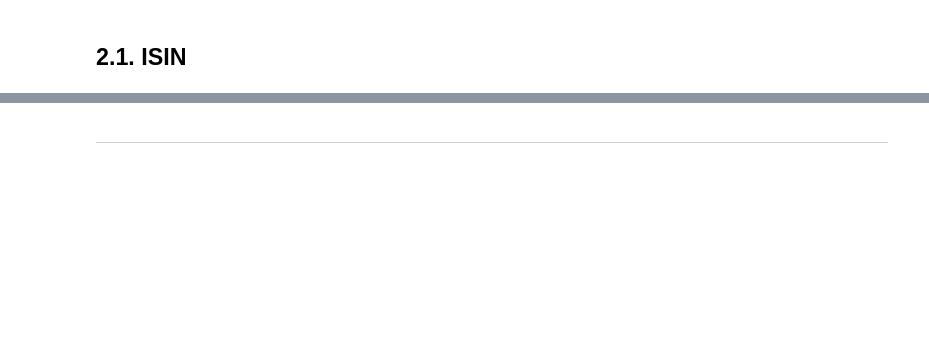
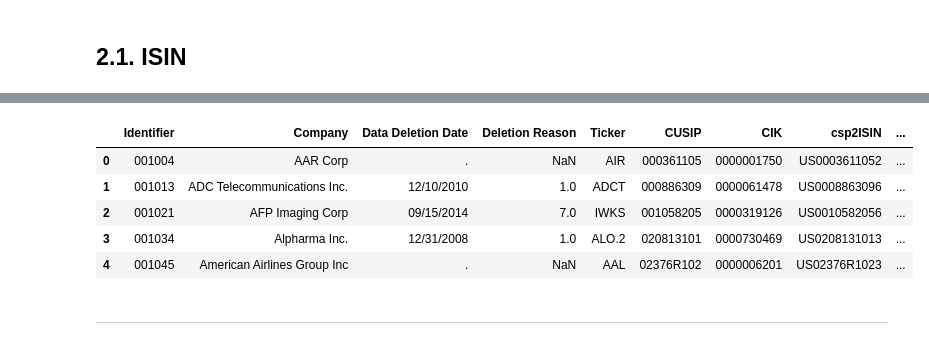
Before and after one commit to Faisalsouz/bankruptcy, a Jupyter notebook: data/eikon/csvProcessing.ipynb, the cells around one changed output, grey strips where cells are left out. Drawn from its saved outputs; the diff is of its cells as text; code cells hidden in the pictures; blank space fills up the shorter version.

```diff
--- a/data/eikon/csvProcessing.ipynb
+++ b/data/eikon/csvProcessing.ipynb
@@ -12,7 +12,8 @@ bankrupt = pd.read_csv(str(path + 'list_bankrupt.csv'), dtype=object)
 healthy = pd.read_csv(str(path + 'list_healthy.csv'), dtype=object)
 
 # set the path for reading the csv files
-path = 'D:\\studyproject\\bankruptcy\\data\\eikon\\convertedCSVfiles\\'
+path_b = 'convertedCSVfiles\\bankrupt\\'
+path_h = 'convertedCSVfiles\\healthy\\'
 # %% [markdown]
 ****
 # %% [markdown]
@@ -299,18 +306,19 @@ healthy.head()
 # work with ISIN codes converted from CUSIP
 # ----------------------------------------------------------------------
 # read the bankrupt companies CUSIP to ISIN convert-table csv files
-healthy_csp2isn1 = pd.read_csv('healthy_csp2isn1.csv', dtype=object)
-healthy_csp2isn2 = pd.read_csv('healthy_csp2isn2.csv', dtype=object)
-healthy_csp2isn3 = pd.read_csv('healthy_csp2isn3.csv', dtype=object)
-healthy_csp2isn4 = pd.read_csv('healthy_csp2isn4.csv', dtype=object)
-healthy_csp2isn5 = pd.read_csv('healthy_csp2isn5.csv', dtype=object)
-healthy_csp2isn6 = pd.read_csv('healthy_csp2isn6.csv', dtype=object)
+healthy_csp2isn1 = pd.read_csv(path_h + 'healthy_csp2isn1.csv', dtype=object)
+healthy_csp2isn2 = pd.read_csv(path_h + 'healthy_csp2isn2.csv', dtype=object)
+healthy_csp2isn3 = pd.read_csv(path_h + 'healthy_csp2isn3.csv', dtype=object)
+healthy_csp2isn4 = pd.read_csv(path_h + 'healthy_csp2isn4.csv', dtype=object)
+healthy_csp2isn5 = pd.read_csv(path_h + 'healthy_csp2isn5.csv', dtype=object)
+healthy_csp2isn6 = pd.read_csv(path_h + 'healthy_csp2isn6.csv', dtype=object)
 
 # concatenate the dataframes
 healthy_csp2isn = pd.concat([healthy_csp2isn1, healthy_csp2isn2, healthy_csp2isn3,
                              healthy_csp2isn4, healthy_csp2isn5, healthy_csp2isn6])
 
-healthy_csp2isn.rename(columns={'Unnamed: 0':'CUSIP'}, inplace=True)
+healthy_csp2isn.rename(columns={'Unnamed: 0':'CUSIP', 'ISIN':'csp2ISIN'}, inplace=True)
+healthy_csp2isn = healthy_csp2isn.drop(['error'], axis=1)
 
 # check whether there are NAN values in CUSIP column
 # there should not be, cause it is already taken care of,
@@ -319,24 +327,36 @@ healthy_csp2isn.rename(columns={'Unnamed: 0':'CUSIP'}, inplace=True)
 print(healthy_csp2isn.isnull().any()) # return False in case of no NANs
 print()
 print(healthy_csp2isn.head(), '\n\n')
+print('The number of companies in the CUSIP to ISIN list is', len(healthy_csp2isn))
 
+# merge CUSIP-to-ISIN dataframe with the healthy list
+healthy_list = pd.merge(healthy, healthy_csp2isn, on=['CUSIP'], how='outer')
+
+# OCD-check whether the length of healthy dataframe is still 20783
+print()
+print(len(healthy_list))
+# OCD-check whether there are NAN values in 'Identifier' and 'Company' columns
+print()
+print(healthy_list.isnull().any())
+print('\n----------------------------------------------------------------------\n')
 
 # ----------------------------------------------------------------------
 # work with ISIN codes converted from Ticker
 # ----------------------------------------------------------------------
 # read the bankrupt companies Ticker to ISIN convert-table csv files
-healthy_tic2isn1 = pd.read_csv('healthy_tic2isn1.csv', dtype=object)
-healthy_tic2isn2 = pd.read_csv('healthy_tic2isn2.csv', dtype=object)
-healthy_tic2isn3 = pd.read_csv('healthy_tic2isn3.csv', dtype=object)
-healthy_tic2isn4 = pd.read_csv('healthy_tic2isn4.csv', dtype=object)
-healthy_tic2isn5 = pd.read_csv('healthy_tic2isn5.csv', dtype=object)
-healthy_tic2isn6 = pd.read_csv('healthy_tic2isn6.csv', dtype=object)
+healthy_tic2isn1 = pd.read_csv(path_h + 'healthy_tic2isn1.csv', dtype=object)
+healthy_tic2isn2 = pd.read_csv(path_h + 'healthy_tic2isn2.csv', dtype=object)
+healthy_tic2isn3 = pd.read_csv(path_h + 'healthy_tic2isn3.csv', dtype=object)
+healthy_tic2isn4 = pd.read_csv(path_h + 'healthy_tic2isn4.csv', dtype=object)
+healthy_tic2isn5 = pd.read_csv(path_h + 'healthy_tic2isn5.csv', dtype=object)
+healthy_tic2isn6 = pd.read_csv(path_h + 'healthy_tic2isn6.csv', dtype=object)
 
 # concatenate the dataframes
 healthy_tic2isn = pd.concat([healthy_tic2isn1, healthy_tic2isn2, healthy_tic2isn3,
                              healthy_tic2isn4, healthy_tic2isn5, healthy_tic2isn6])
 
-healthy_tic2isn.rename(columns={'Unnamed: 0':'Ticker'}, inplace=True)
+healthy_tic2isn.rename(columns={'Unnamed: 0':'Ticker', 'ISIN':'tic2ISIN'}, inplace=True)
+healthy_tic2isn = healthy_tic2isn.drop(['error'], axis=1)
 
 # check whether there are NAN values in CUSIP column
 # there should not be, cause it is already taken care of,
@@ -345,31 +365,18 @@ healthy_tic2isn.rename(columns={'Unnamed: 0':'Ticker'}, inplace=True)
 print(healthy_tic2isn.isnull().any()) # return False in case of no NANs
 print()
 print(healthy_tic2isn.head(), '\n\n')
+print('The number of companies in the Ticker to CUSIP list is', len(healthy_tic2isn))
 
+# merge Ticker-to-ISIN dataframe with the healthy list
+healthy_list = pd.merge(healthy_list, healthy_tic2isn, on=['Ticker'], how='outer')
 
-# ----------------------------------------------------------------------
-# insert ISIN columns of those two dataframe in the healthy dataframe
-# ----------------------------------------------------------------------
-# create two ISIN columns in the original healthy dataframe
-healthy['cspISIN'] = ''
-healthy['ticISIN'] = ''
+# OCD-check whether the length of healthy dataframe is still 20783
+print()
+print(len(healthy_l))
+# OCD-check whether there are NAN values in 'Identifier' and 'Company' columns
+print()
+print(healthy_l.isnull().any())
+print('\n----------------------------------------------------------------------\n')
 
-
-calc = 0
-for index, row in healthy_csp2isn.iterrows():
-    for i in range(len(healthy)):
-        calc += 1
-        if calc%40000 == 0:
-            print('*')
-        if row['CUSIP'] == healthy.iloc[i][5]:
-            healthy['cspISIN'] = row['ISIN']
-            break
-
-'''
-for index, row in healthy_tic2isn.iterrows():
-    for i in range(len(healthy)):
-        if row['Ticker'] == healthy.iloc[i][5]:
-            healthy['ticISIN'] = row['Ticker']
-            break
-'''
-healthy.head()
+healthy_list.head()
+# %% [output]
@@ -375,0 +400,6 @@ healthy.head()
+|  | Identifier | Company | Data Deletion Date | Deletion Reason | Ticker | CUSIP | CIK | csp2ISIN | ... |
+| 0 | 001004 | AAR Corp | . | NaN | AIR | 000361105 | 0000001750 | US0003611052 | ... |
+| 1 | 001013 | ADC Telecommunications Inc. | 12/10/2010 | 1.0 | ADCT | 000886309 | 0000061478 | US0008863096 | ... |
+| 2 | 001021 | AFP Imaging Corp | 09/15/2014 | 7.0 | IWKS | 001058205 | 0000319126 | US0010582056 | ... |
+| 3 | 001034 | Alpharma Inc. | 12/31/2008 | 1.0 | ALO.2 | 020813101 | 0000730469 | US0208131013 | ... |
+| 4 | 001045 | American Airlines Group Inc | . | NaN | AAL | 02376R102 | 0000006201 | US02376R1023 | ... |
```
Also changed, not shown: parts of 8 cells of this notebook, 1 other file.
